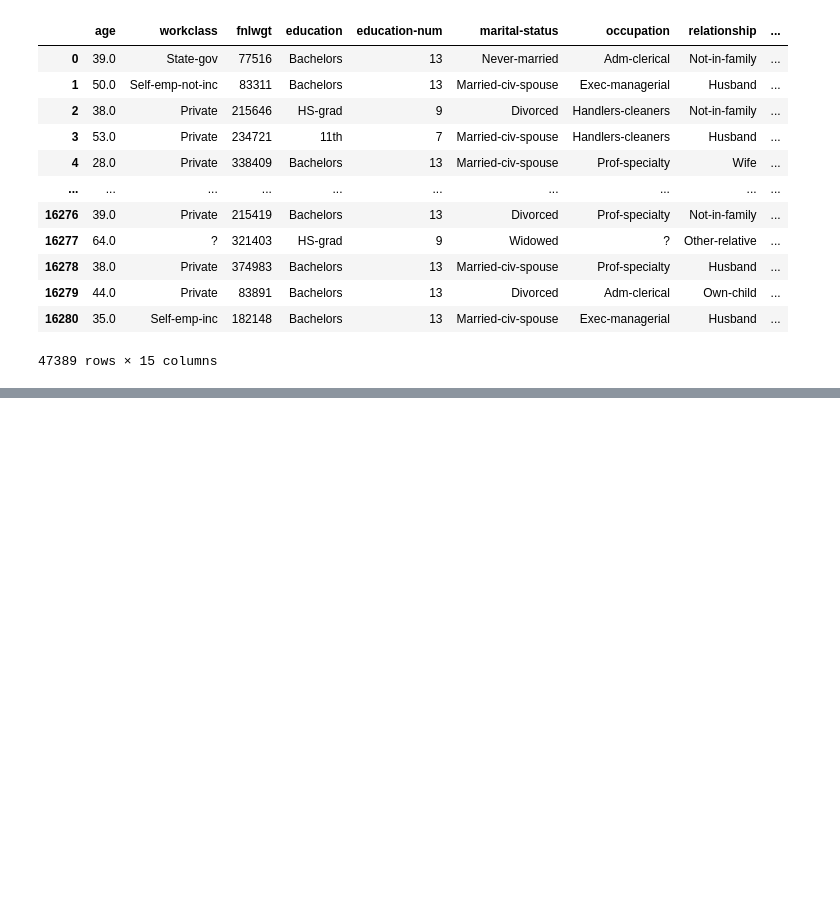
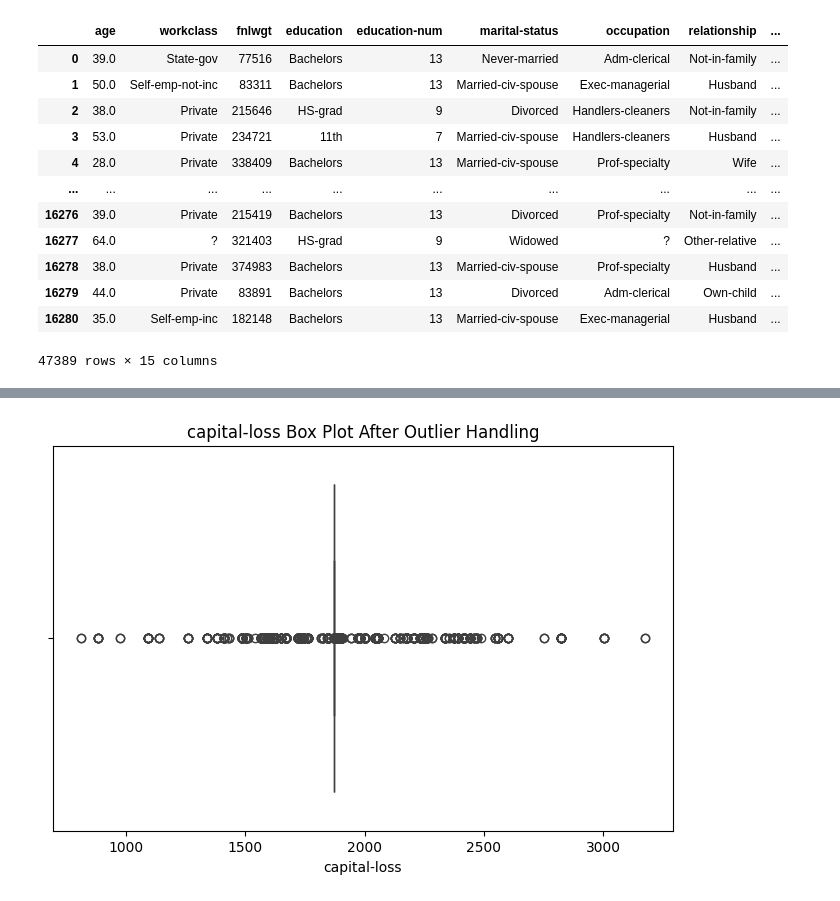
Before and after one commit to VanujaSooriyaarachchi/Census-Data-Income-Prediction, a Jupyter notebook: Preprocessing.ipynb, the cells around one changed output, grey strips where cells are left out. Drawn from its saved outputs; the diff is of its cells as text; code cells hidden in the pictures; blank space fills up the shorter version.

```diff
--- a/Preprocessing.ipynb
+++ b/Preprocessing.ipynb
@@ -492,0 +500,23 @@ df
+# %%
+# Define bounds
+# Define the thresholds
+lower_threshold = 800
+upper_threshold = 3200
+
+# Filter out the outliers
+# Calculate the mean of values within the thresholds
+mean_within_threshold = df.loc[(df["capital-loss"] >= lower_threshold) &
+                                      (df["capital-loss"] <= upper_threshold),
+                                      "capital-loss"].mean()
+
+# Replace values below the lower threshold and above the upper threshold with the calculated mean
+df.loc[df["capital-loss"] < lower_threshold, "capital-loss"] = mean_within_threshold
+df.loc[df["capital-loss"] > upper_threshold, "capital-loss"] = mean_within_threshold
+
+# Create a box plot for the "capital-loss" column after handling outliers
+plt.figure(figsize=(8, 5))
+sns.boxplot(x=df["capital-loss"])
+plt.title("capital-loss Box Plot After Outlier Handling")
+plt.show()
+# %% [output]
+[figure, added]
```
Also changed, not shown: parts of 9 cells of this notebook, 3 other files.
